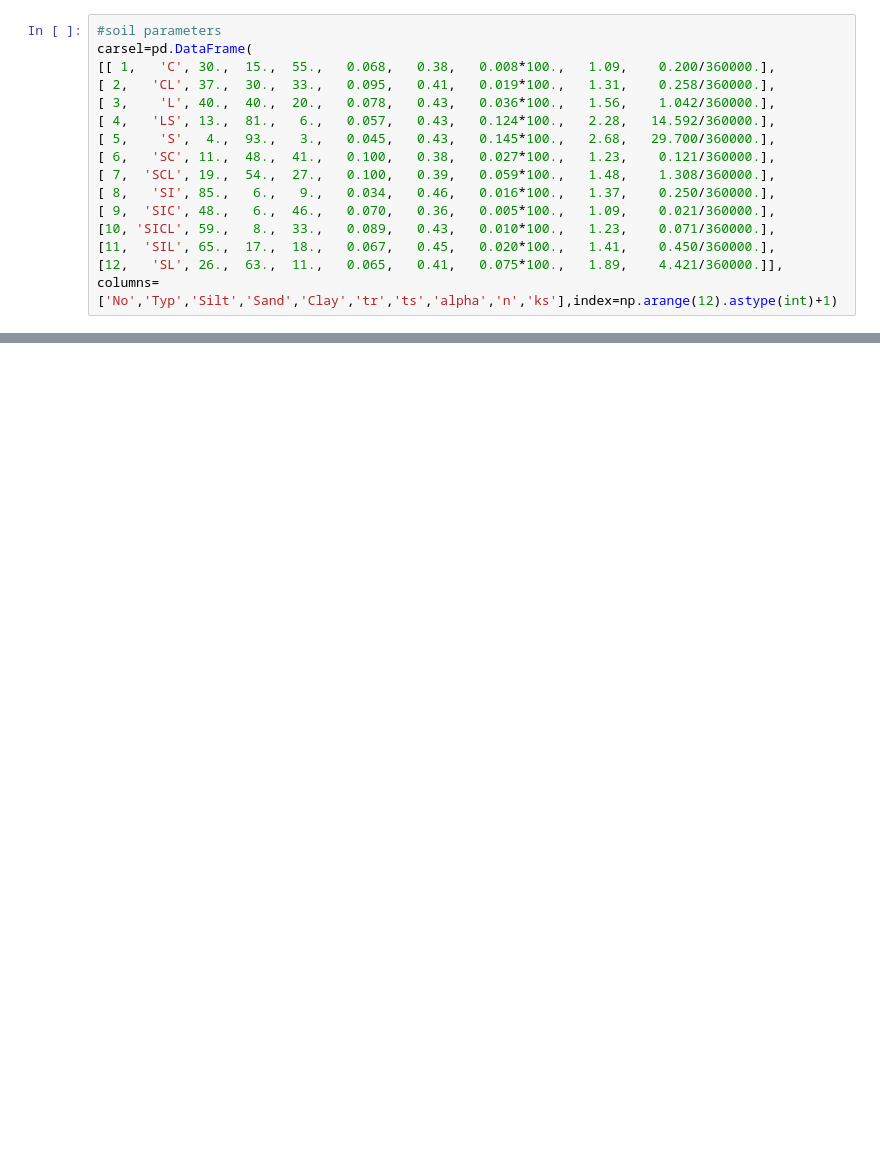
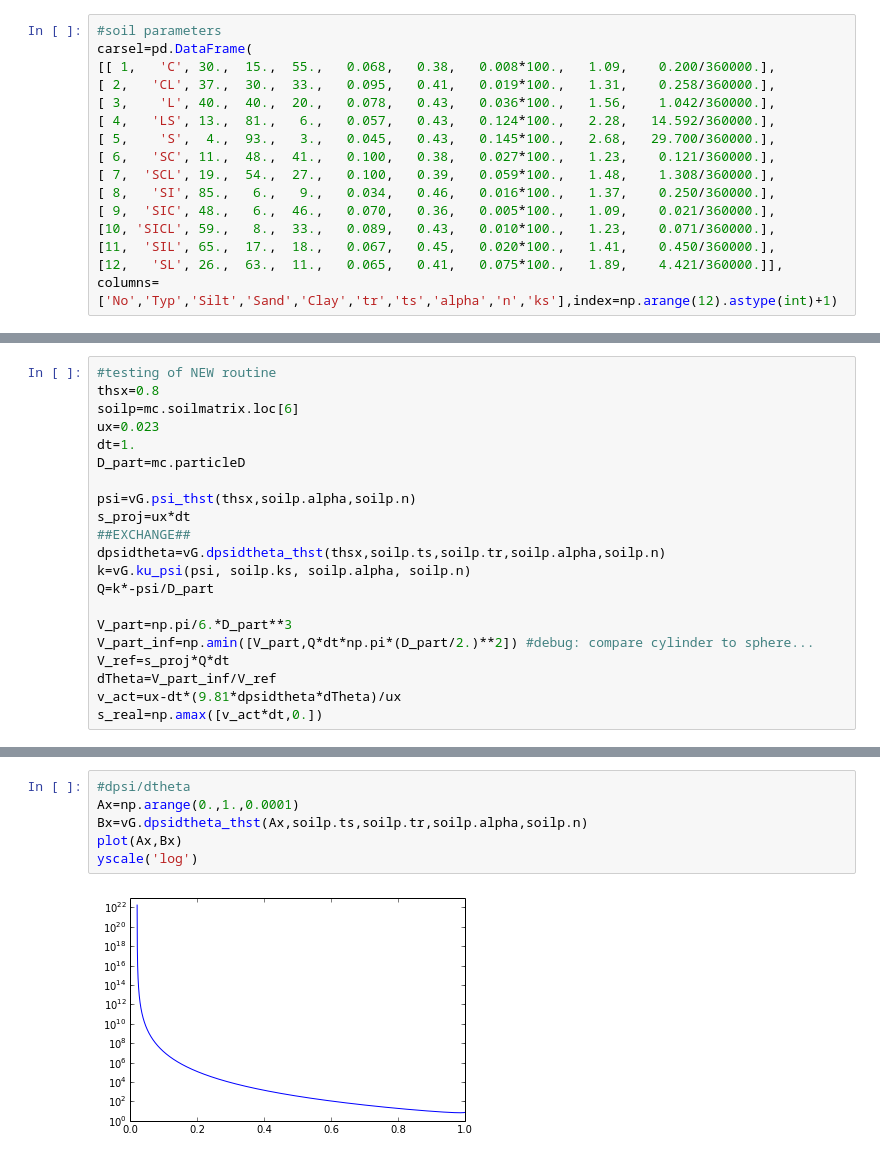
Before and after one commit to cojacoo/caos_py, a Jupyter notebook: MM_exchange.ipynb, the cells around one changed output, grey strips where cells are left out. Saved outputs shown, nothing was run; the diff lists cells and outputs as text; blank space fills up the shorter version.

```diff
--- a/MM_exchange.ipynb
+++ b/MM_exchange.ipynb
@@ -45,0 +210,21 @@ columns=['No','Typ','Silt','Sand','Clay','tr','ts','alpha','n','ks'],index=np.ar
+# %%
+#testing of NEW routine
+thsx=0.8
+soilp=mc.soilmatrix.loc[6]
+ux=0.023
+dt=1.
+D_part=mc.particleD
+
+psi=vG.psi_thst(thsx,soilp.alpha,soilp.n)
+s_proj=ux*dt
+##EXCHANGE##
+dpsidtheta=vG.dpsidtheta_thst(thsx,soilp.ts,soilp.tr,soilp.alpha,soilp.n)
+k=vG.ku_psi(psi, soilp.ks, soilp.alpha, soilp.n)
+Q=k*-psi/D_part
+
+V_part=np.pi/6.*D_part**3
+V_part_inf=np.amin([V_part,Q*dt*np.pi*(D_part/2.)**2]) #debug: compare cylinder to sphere...
+V_ref=s_proj*Q*dt
+dTheta=V_part_inf/V_ref
+v_act=ux-dt*(9.81*dpsidtheta*dTheta)/ux
+s_real=np.amax([v_act*dt,0.])
@@ -46 +243,9 @@ columns=['No','Typ','Silt','Sand','Clay','tr','ts','alpha','n','ks'],index=np.ar
+# %%
+#dpsi/dtheta
+Ax=np.arange(0.,1.,0.0001)
+Bx=vG.dpsidtheta_thst(Ax,soilp.ts,soilp.tr,soilp.alpha,soilp.n)
+plot(Ax,Bx)
+yscale('log')
+# %% [output]
+[figure, added]
 # %%
```
Also changed, not shown: parts of 20 cells of this notebook.
